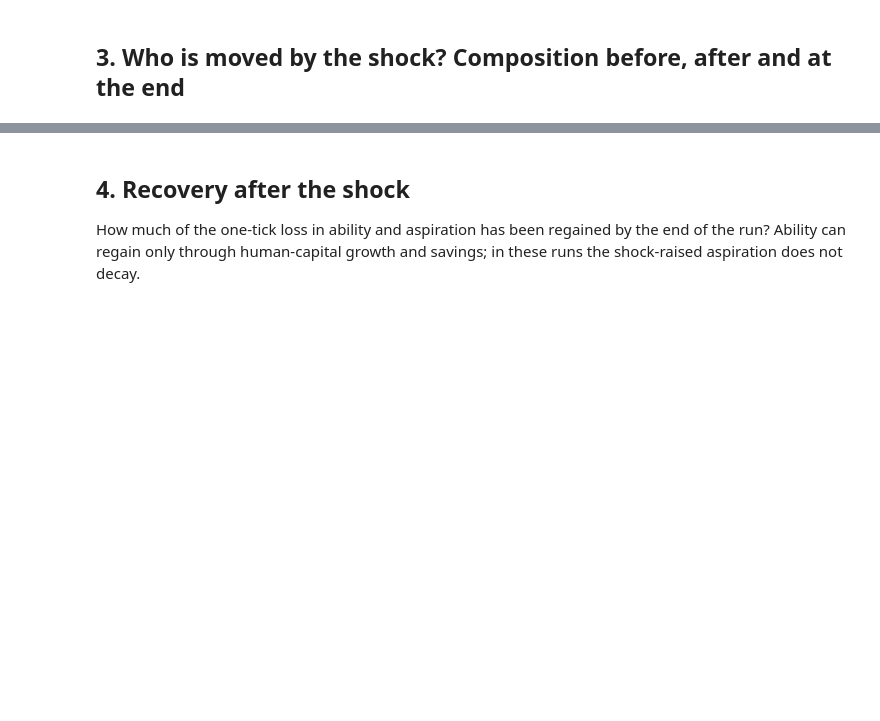
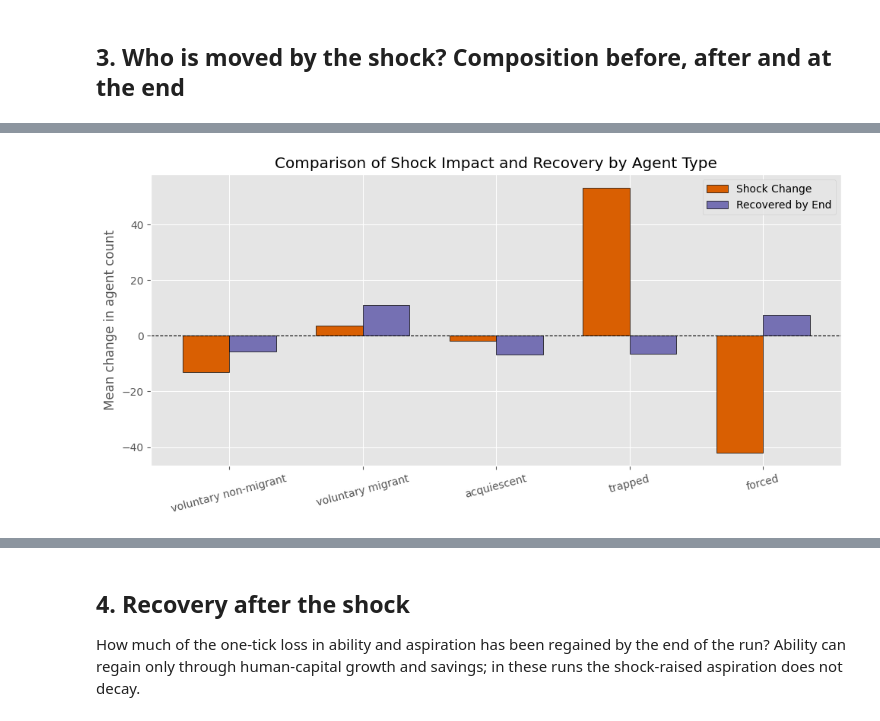
Before and after one commit to lydiateinfalt/Agent-Based-Modeling-Migration-and-Cognition, a Jupyter notebook: Experiment2_External_Shock.ipynb, the cells around one changed output, grey strips where cells are left out. Saved outputs shown, nothing was run; the diff lists cells and outputs as text; code cells hidden in the pictures; blank space fills up the shorter version.

```diff
--- a/Experiment2_External_Shock.ipynb
+++ b/Experiment2_External_Shock.ipynb
@@ -130,0 +203,35 @@ plt.tight_layout(); plt.show()
+# %%
+import numpy as np
+import matplotlib.pyplot as plt
+
+# Prepare data
+labels = [
+    'voluntary non-migrant' if c == 'cyan' else
+    'voluntary migrant' if c == 'green' else
+    'acquiescent' if c == 'yellow' else
+    'trapped' if c == 'red' else
+    'forced' for c in comp.index
+]
+
+shock_change = comp['shock change'].values
+recovered = comp['recovered by end'].values
+
+x = np.arange(len(labels))
+width = 0.35
+
+fig, ax = plt.subplots(figsize=(10, 5))
+rects1 = ax.bar(x - width/2, shock_change, width, label='Shock Change', color='#d95f02', edgecolor='black')
+rects2 = ax.bar(x + width/2, recovered, width, label='Recovered by End', color='#7570b3', edgecolor='black')
+
+# Add details
+ax.set_ylabel('Mean change in agent count')
+ax.set_title('Comparison of Shock Impact and Recovery by Agent Type')
+ax.set_xticks(x)
+ax.set_xticklabels(labels, rotation=15)
+ax.axhline(0, color='black', linewidth=0.8, linestyle='--')
+ax.legend()
+
+plt.tight_layout()
+plt.show()
+# %% [output]
+[figure, added]
```
Also changed, not shown: parts of 27 cells of this notebook.
